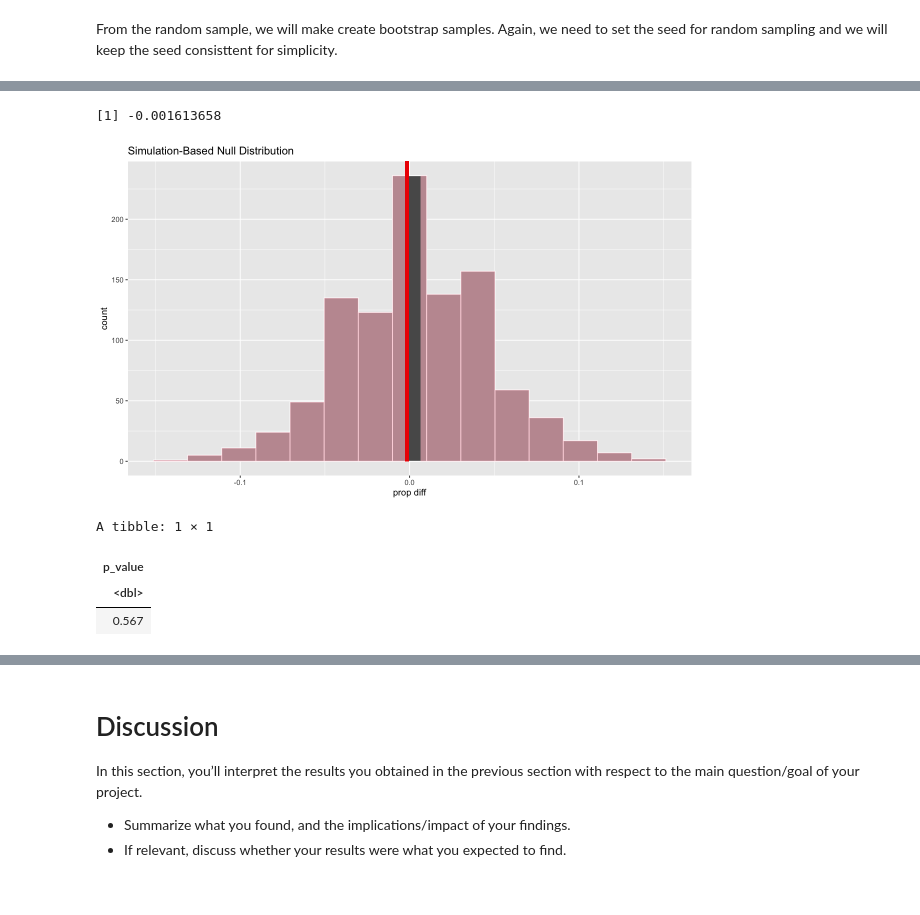
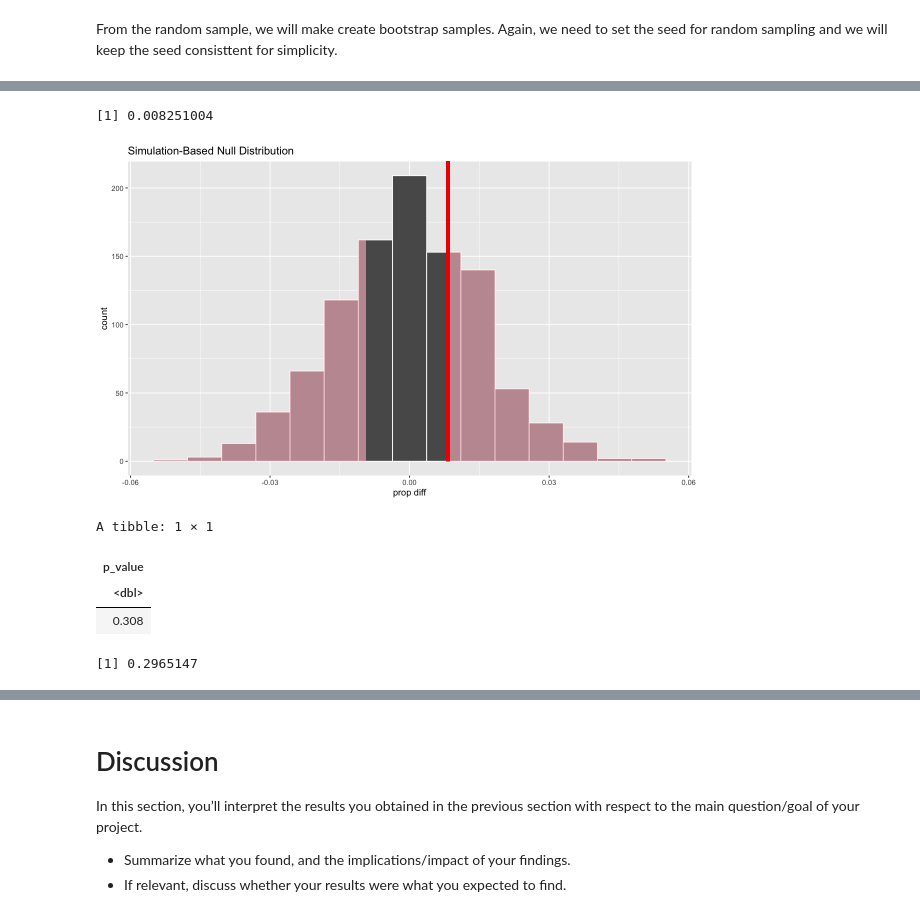
Before and after one commit to fankayii/STAT201_34, a Jupyter notebook: Final Project.ipynb, the cells around one changed output, grey strips where cells are left out. Cells and saved outputs as stored; diff of their text form; code cells hidden in the pictures.

```diff
--- a/Final Project.ipynb
+++ b/Final Project.ipynb
@@ -422,8 +291,9 @@ crime_transform <- crime_recent_5_years %>%
 # %%
 set.seed(1)
-infer_sample <- crime_transform %>%
-    rep_sample_n(500)
-null_model <- infer_sample %>%
+
+
+
+null_model <- crime_transform %>%
     specify(TYPE~NEIGHBOURHOOD,success="theft") %>%
     hypothesise(null="independence")%>%
     generate(reps=1000,type="permute")%>%
@@ -432,5 +343,5 @@ head(null_model)
 # %%
-obs_prop_diff <- infer_sample %>%
+obs_prop_diff <- crime_transform %>%
     group_by(NEIGHBOURHOOD)%>%
     summarise(prop=mean(TYPE=="theft"))%>%
     pivot_wider(names_from =NEIGHBOURHOOD, values_from = prop) %>%
@@ -438,16 +349,16 @@ obs_prop_diff <- infer_sample %>%
     pull(diff)
 obs_prop_diff
 # %% [output]
-[1] -0.001613658
+[1] 0.008251004
 # %%
 theft_result_plot <-
    null_model %>%
    visualize() +
-   shade_p_value(obs_stat = obs_prop_diff, direction = "both")+
+   shade_p_value(obs_stat = obs_prop_diff, direction = "right")+
    xlab("prop diff")
 theft_result_plot
 # %% [output]
-[figure, old version]
+[figure, new version]
 # %%
 p_value <- null_model %>%
     get_p_value(obs_stat = obs_prop_diff,direction = "right")
@@ -456,4 +367,27 @@ p_value
 A tibble: 1 × 1
 | p_value |
 | <dbl> |
-| 0.567 |
+| 0.308 |
+# %%
+c1 <- crime_transform %>%
+    filter(NEIGHBOURHOOD=="West Point Grey",TYPE=="theft")%>%
+    nrow()
+c2 <- crime_transform %>%
+    filter(NEIGHBOURHOOD=="Dunbar-Southlands",TYPE=="theft")%>%
+    nrow()
+n1 <- crime_transform %>%
+    filter(NEIGHBOURHOOD=="West Point Grey")%>%
+    nrow()
+n2 <- crime_transform %>%
+    filter(NEIGHBOURHOOD=="Dunbar-Southlands")%>%
+    nrow()
+
+p1 <- c1/n1
+p2 <- c2/n2
+p <- (c1+c2)/(n1+n2)
+z <- (p1-p2)/(sqrt(p*(1-p)*(1/n1+1/n2)))
+
+p_value <- pnorm(z,lower.tail=F)
+p_value
+# %% [output]
+[1] 0.2965147
```
Also changed, not shown: parts of 23 cells of this notebook.
